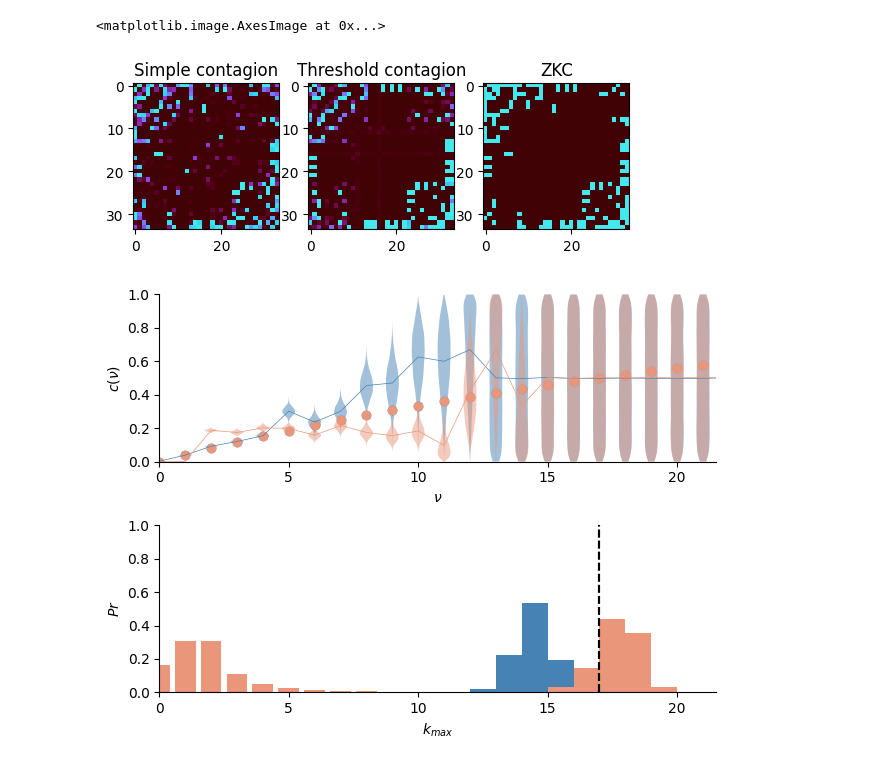
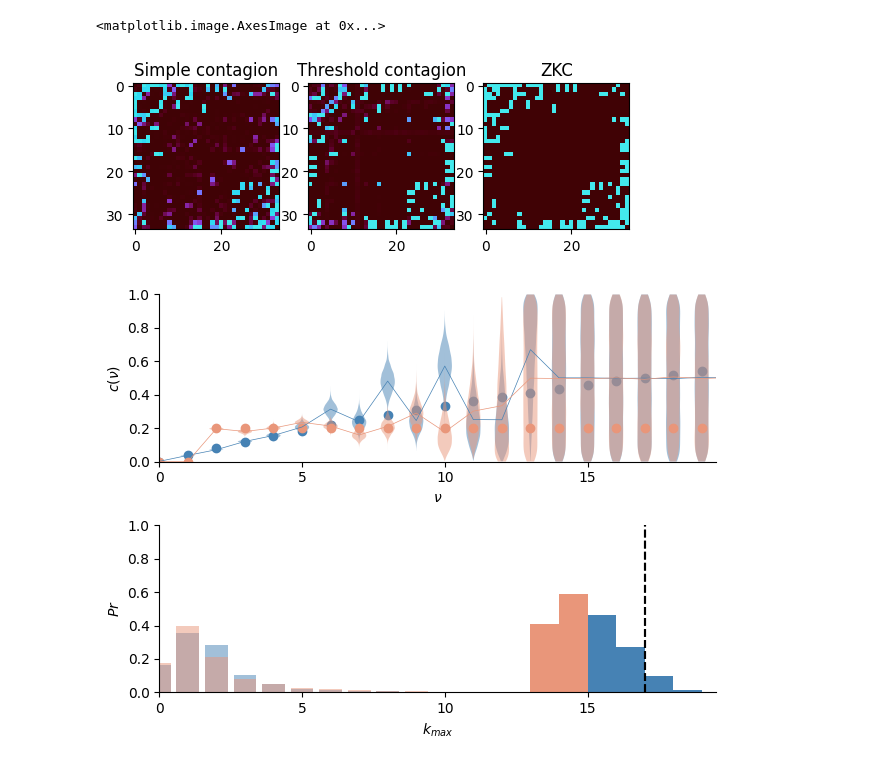
Before and after one commit to nwlandry/complex-network-reconstruction, a Jupyter notebook: plot_infer_contagion_functions.ipynb, the cells around one changed output. Cells and saved outputs as stored; diff of their text form; code cells hidden in the pictures.

```diff
--- a/plot_infer_contagion_functions.ipynb
+++ b/plot_infer_contagion_functions.ipynb
@@ -11,7 +8,7 @@ import matplotlib.pyplot as plt
 import seaborn as sns
 from lcs import *
 # %%
-with open("Data/infer_dynamics.json") as file:
+with open("Data/infer_contagion_functions.json") as file:
     data = json.load(file)
 
 A = np.array(data["A"], dtype=float)
@@ -77,13 +74,14 @@ plt.title("ZKC")
 plt.imshow(A, cmap=cmap, vmin=0, vmax=1)
 # %% [output]
 <matplotlib.image.AxesImage at 0x...>
-[figure, old version]
+[figure, new version]
 # %%
 # import cmasher as cmr
 # cmap = cmr.ember
 colors = ["steelblue", "darksalmon", "mediumseagreen"]
 
 kmax = np.max(degrees(A))
+n = A.shape[0]
 
 nus = np.arange(0, n, 1)
 
@@ -110,45 +108,45 @@ for vp in v["bodies"]:
 
 plt.plot(c2_samples.mean(axis=0), linewidth=0.5, color=colors[1])
 
-plt.xticks(np.arange(0, cf2.shape[1], 5))
+plt.xticks(np.arange(0, n, 5))
 plt.xlabel(r"$\nu$")
 plt.ylabel(r"$c(\nu)$")
 
 
-plt.xlim([0, kmax + 4.5])
+plt.xlim([0, kmax + 2.5])
 plt.ylim([0, 1])
 
 plt.subplot(212)
 
 # simple contagion
 kmax_samples = [np.max(degrees(A1_samples[i])) for i in range(A1_samples.shape[0])]
 plt.plot([kmax, kmax], [0, 1], "k--")
 plt.hist(kmax_samples, bins=nus, density=True, color=colors[0])
 
 # threshold contagion
-kmax_samples = [np.max(degrees(samples2[i])) for i in range(samples2.shape[1])]
+kmax_samples = [np.max(degrees(A2_samples[i])) for i in range(A2_samples.shape[1])]
 plt.plot([kmax, kmax], [0, 1], "k--")
 plt.hist(kmax_samples, bins=nus, density=True, color=colors[1])
-plt.xticks(np.arange(0, cf2.shape[1], 5))
+plt.xticks(np.arange(0, n, 5))
 
 # ground truth event distribution
 nl, ml = count_all_infection_events(x1, A)
 p1_nu = nl.sum(axis=0) + ml.sum(axis=0)
 p1_nu = p1_nu / np.sum(p1_nu)
-plt.bar(nus, p1_nu, color=colors[0])
+plt.bar(nus, p1_nu, color=colors[0], alpha=0.5)
 
 nl, ml = count_all_infection_events(x2, A)
 p2_nu = nl.sum(axis=0) + ml.sum(axis=0)
-p2_nu = p1_nu / np.sum(p1_nu)
-plt.bar(nus, p2_nu, color=colors[1])
+p2_nu = p2_nu / np.sum(p2_nu)
+plt.bar(nus, p2_nu, color=colors[1], alpha=0.5)
 
-plt.xlim([0, kmax + 4.5])
+plt.xlim([0, kmax + 2.5])
 plt.ylim([0, 1])
 plt.xlabel(r"$k_{max}$")
 plt.ylabel(r"$Pr$")
 
 sns.despine()
 plt.tight_layout()
 plt.show()
 # %% [output]
-[figure, old version]
+[figure, new version]
```
Also changed, not shown: parts of 3 cells of this notebook, 3 other files.
